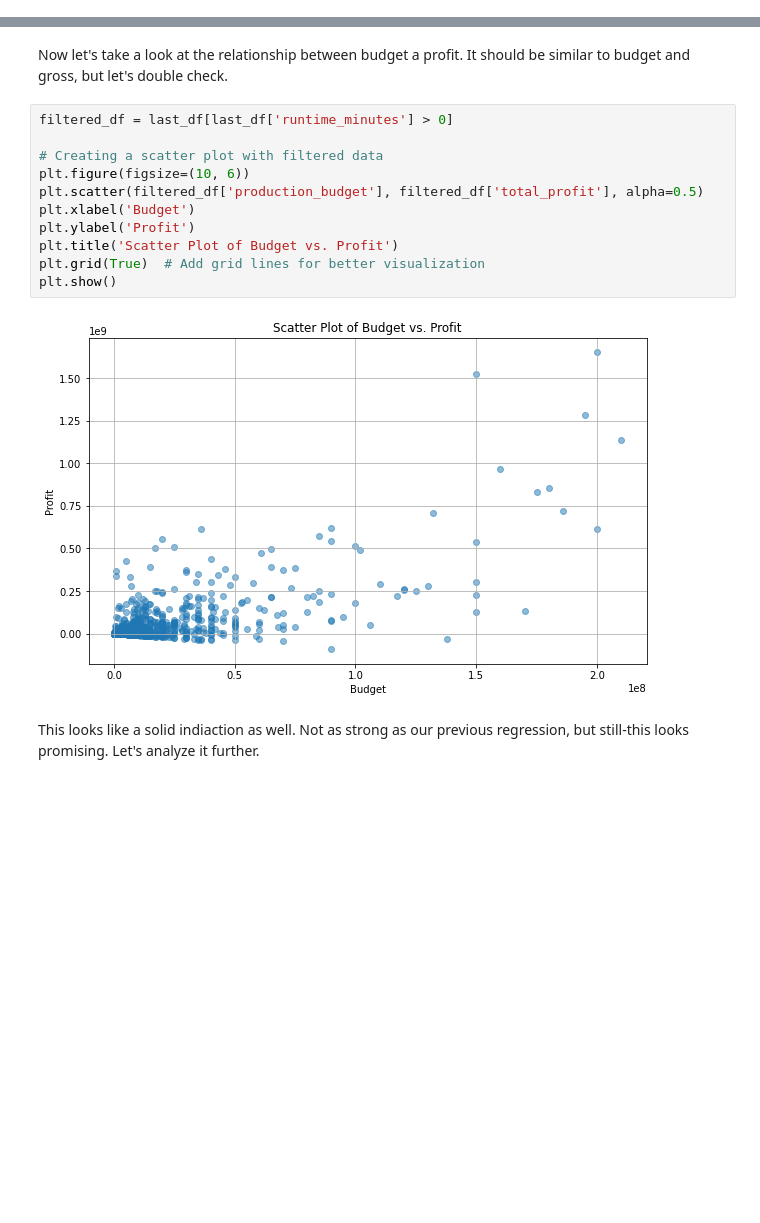
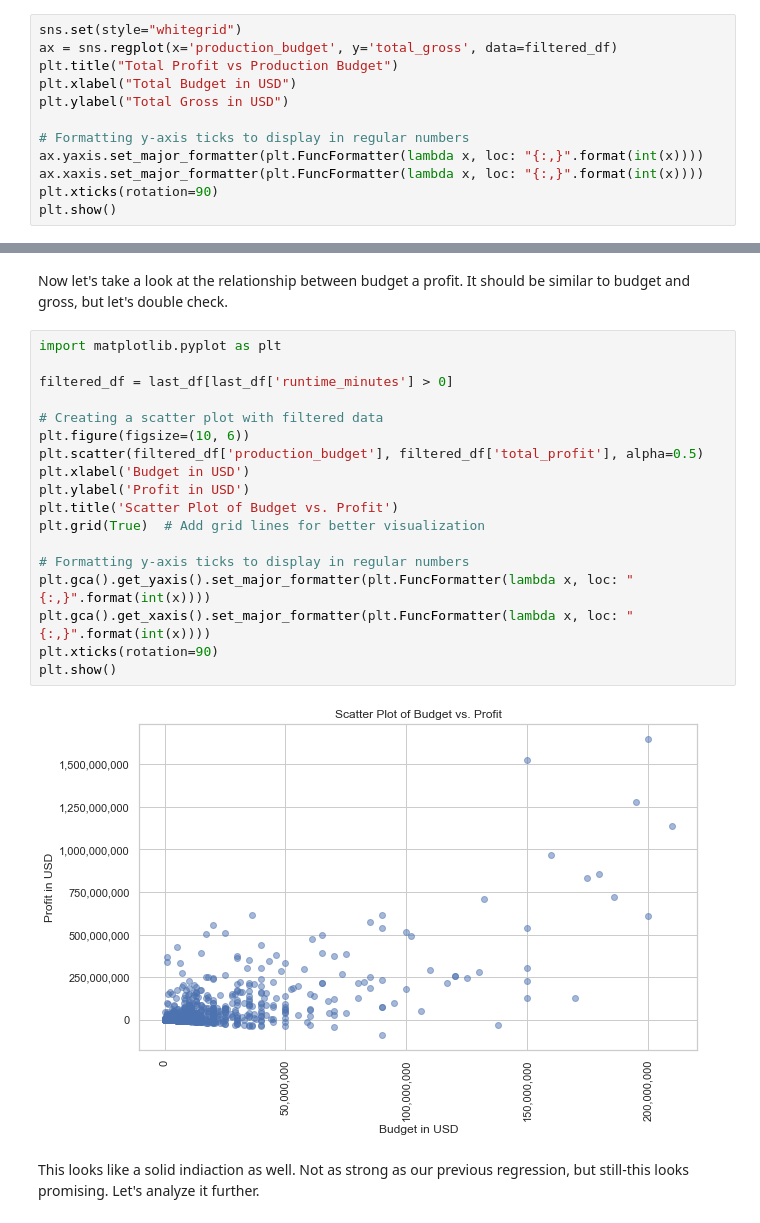
Before and after one commit to byrdwcrawford/Phase-2-Project, a Jupyter notebook: notebook.ipynb, the cells around one changed output, grey strips where cells are left out. Saved outputs shown, nothing was run; the diff lists cells and outputs as text; blank space fills up the shorter version.

```diff
--- a/notebook.ipynb
+++ b/notebook.ipynb
@@ -2104,0 +2121,12 @@ sns.regplot(x='production_budget', y='total_gross', data=filtered_df);
+# %%
+sns.set(style="whitegrid")
+ax = sns.regplot(x='production_budget', y='total_gross', data=filtered_df)
+plt.title("Total Profit vs Production Budget")
+plt.xlabel("Total Budget in USD")
+plt.ylabel("Total Gross in USD")
+
+# Formatting y-axis ticks to display in regular numbers
+ax.yaxis.set_major_formatter(plt.FuncFormatter(lambda x, loc: "{:,}".format(int(x))))
+ax.xaxis.set_major_formatter(plt.FuncFormatter(lambda x, loc: "{:,}".format(int(x))))
+plt.xticks(rotation=90)
+plt.show()
@@ -2107,18 +2137,25 @@ We can see that the budget is a great indicator of total gross.  The more money
 # %% [markdown]
 Now let's take a look at the relationship between budget a profit.  It should be similar to budget and gross, but let's double check.
 # %%
+import matplotlib.pyplot as plt
+
 filtered_df = last_df[last_df['runtime_minutes'] > 0]
 
 # Creating a scatter plot with filtered data
 plt.figure(figsize=(10, 6))
 plt.scatter(filtered_df['production_budget'], filtered_df['total_profit'], alpha=0.5)
-plt.xlabel('Budget')
-plt.ylabel('Profit')
+plt.xlabel('Budget in USD')
+plt.ylabel('Profit in USD')
 plt.title('Scatter Plot of Budget vs. Profit')
 plt.grid(True)  # Add grid lines for better visualization
+
+# Formatting y-axis ticks to display in regular numbers
+plt.gca().get_yaxis().set_major_formatter(plt.FuncFormatter(lambda x, loc: "{:,}".format(int(x))))
+plt.gca().get_xaxis().set_major_formatter(plt.FuncFormatter(lambda x, loc: "{:,}".format(int(x))))
+plt.xticks(rotation=90)
 plt.show()
 # %% [output]
-[figure, old version]
+[figure, new version]
 # %% [markdown]
 This looks like a solid indiaction as well.  Not as strong as our previous regression, but still-this looks promising.  Let's analyze it further.
 # %%
```
Also changed, not shown: parts of 20 cells of this notebook, 11 other files.
